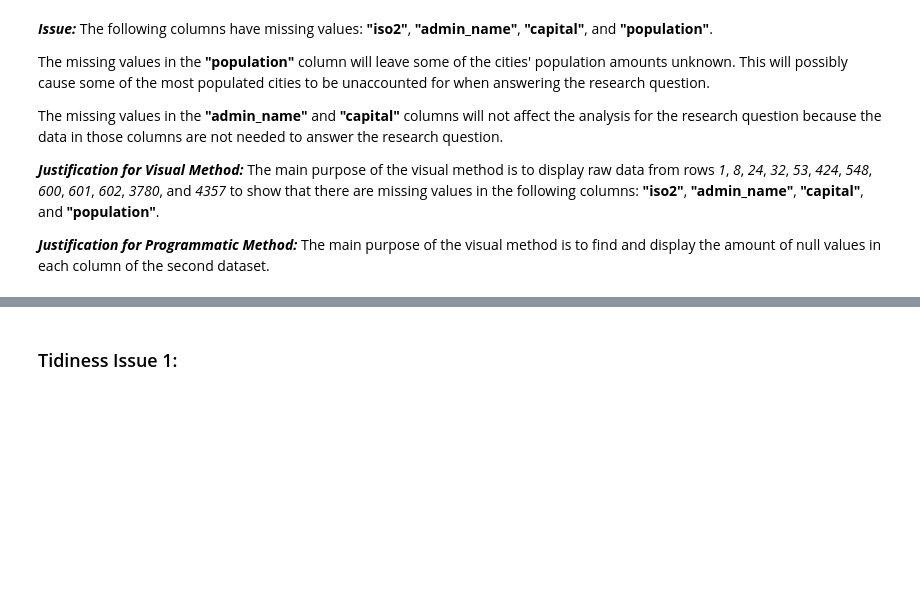
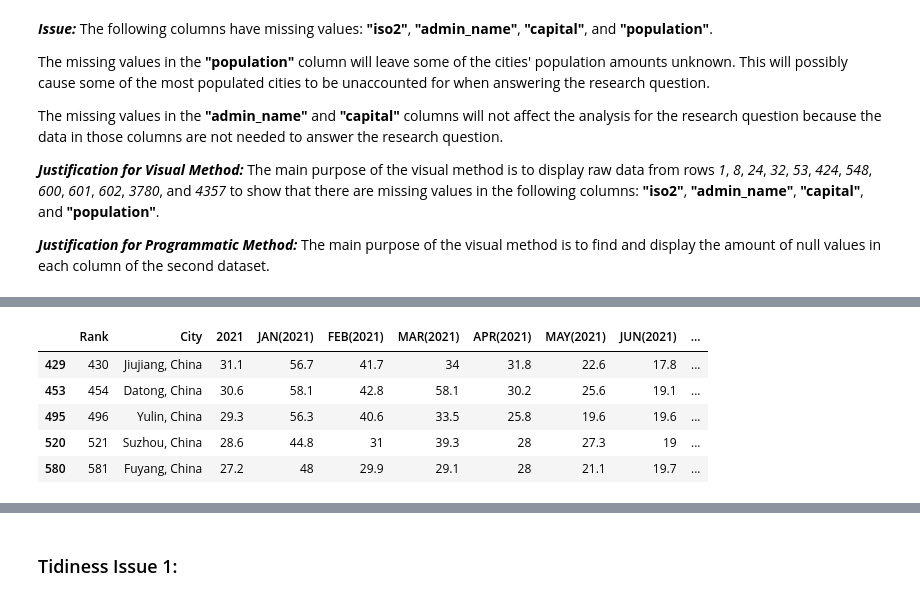
Before and after one commit to jwGitHub9860/Real_World_Data_Wrangling_with_Python, a Jupyter notebook: Data_Wrangling_Project_Starter.ipynb, the cells around one changed output, grey strips where cells are left out. Drawn from its saved outputs; the diff is of its cells as text; code cells hidden in the pictures; blank space fills up the shorter version.

```diff
--- a/Data_Wrangling_Project_Starter.ipynb
+++ b/Data_Wrangling_Project_Starter.ipynb
@@ -303,0 +323,11 @@ The missing values in the **"admin_name"** and **"capital"** columns will not af
+# %%
+#FILL IN - Inspecting the dataframe programmatically
+duplicates_in_City = df_polluted_cities_and_countries[df_polluted_cities_and_countries.duplicated(subset=['City'])] # finds duplicate rows based on 'City' column
+duplicates_in_City.head(5) # displays first 5 rows of duplicate values in 'City' column with different corresponding values in 'Rank', '2021', 'JAN(2021)', 'FEB(2021)', 'MAR(2021)', 'APR(2021)', 'MAY(2021)', 'JUN(2021)', 'JUL(2021)', 'AUG(2021)', 'SEP(2021)', 'OCT(2021)', 'NOV(2021)', 'DEC(2021)', '2020', '2019', '2018', and '2017' columns.
+# %% [output]
+|  | Rank | City | 2021 | JAN(2021) | FEB(2021) | MAR(2021) | APR(2021) | MAY(2021) | JUN(2021) | ... |
+| 429 | 430 | Jiujiang, China | 31.1 | 56.7 | 41.7 | 34 | 31.8 | 22.6 | 17.8 | ... |
+| 453 | 454 | Datong, China | 30.6 | 58.1 | 42.8 | 58.1 | 30.2 | 25.6 | 19.1 | ... |
+| 495 | 496 | Yulin, China | 29.3 | 56.3 | 40.6 | 33.5 | 25.8 | 19.6 | 19.6 | ... |
+| 520 | 521 | Suzhou, China | 28.6 | 44.8 | 31 | 39.3 | 28 | 27.3 | 19 | ... |
+| 580 | 581 | Fuyang, China | 27.2 | 48 | 29.9 | 29.1 | 28 | 21.1 | 19.7 | ... |
```
Also changed, not shown: parts of 4 cells of this notebook.
